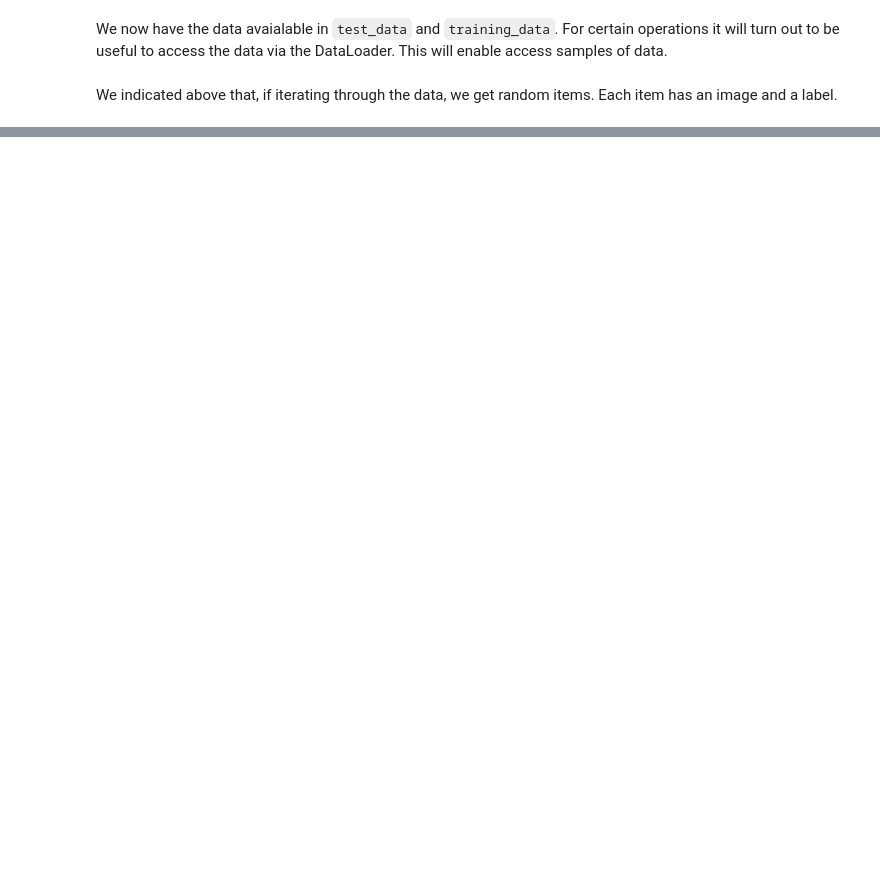
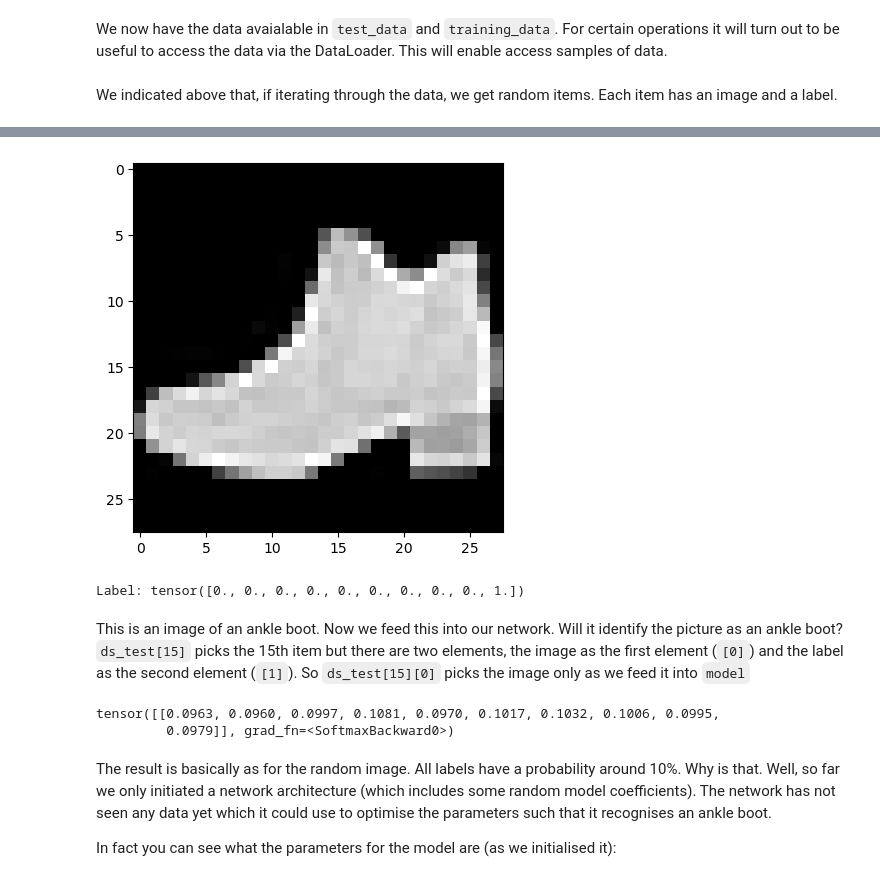
Before and after one commit to datasquad/MSc_EDS_Py, a Jupyter notebook: PyTorchTutorial.ipynb, the cells around one changed output, grey strips where cells are left out. Drawn from its saved outputs; the diff is of its cells as text; code cells hidden in the pictures; blank space fills up the shorter version.

```diff
--- a/PyTorchTutorial.ipynb
+++ b/PyTorchTutorial.ipynb
@@ -160,0 +256,23 @@ img, label = training_data[11]
+# %%
+img, label = ds_train[15]
+img = img.squeeze()
+plt.imshow(img, cmap="gray")
+plt.show()
+print(f"Label: {label}")
+# %% [output]
+[figure, added]
+Label: tensor([0., 0., 0., 0., 0., 0., 0., 0., 0., 1.])
+# %% [markdown]
+This is an image of an ankle boot. Now we feed this into our network. Will it identify the picture as an ankle boot? `ds_test[15]` picks the 15th item but there are two elements, the image as the first element (`[0]`) and the label as the second element (`[1]`). So `ds_test[15][0]` picks the image only as we feed it into `model`
+# %%
+
+logits = model(ds_test[15][0])
+pred_probab = nn.Softmax(dim=1)(logits)
+print(pred_probab)
+# %% [output]
+tensor([[0.0963, 0.0960, 0.0997, 0.1081, 0.0970, 0.1017, 0.1032, 0.1006, 0.0995,
+         0.0979]], grad_fn=<SoftmaxBackward0>)
+# %% [markdown]
+The result is basically as for the random image. All labels have a probability around 10%. Why is that. Well, so far we only initiated a network architecture (which includes some random model coefficients). The network has not seen any data yet which it could use to optimise the parameters such that it recognises an ankle boot.
+
+In fact you can see what the parameters for the model are (as we initialised it):
```
Also changed, not shown: parts of 34 cells of this notebook, 3 other files.
